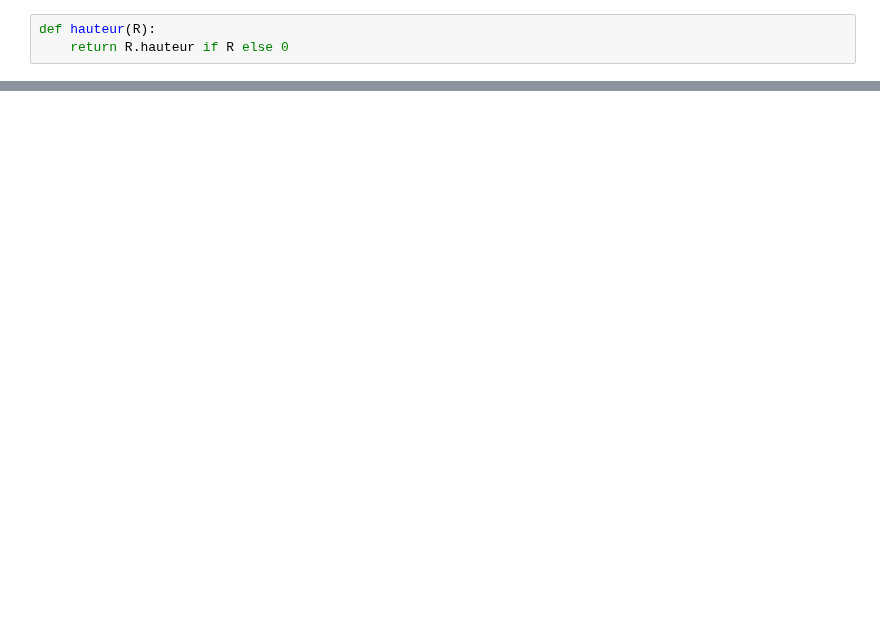
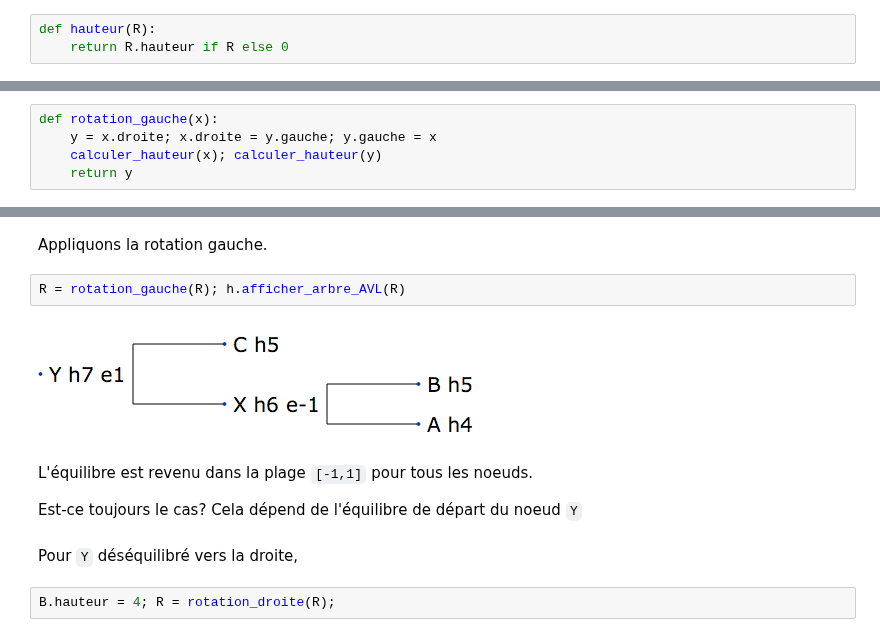
Before and after one commit to ocuisenaire/ASD1-notebooks, a Jupyter notebook: 5 - Arbres/B - Arbres AVL.ipynb, the cells around one changed output, grey strips where cells are left out. Saved outputs shown, nothing was run; the diff lists cells and outputs as text; blank space fills up the shorter version.

```diff
--- a/5 - Arbres/B - Arbres AVL.ipynb
+++ b/5 - Arbres/B - Arbres AVL.ipynb
@@ -112,0 +108,5 @@ h.afficher_arbre_binaire(R)
+# %%
+def rotation_gauche(x):
+    y = x.droite; x.droite = y.gauche; y.gauche = x
+    calculer_hauteur(x); calculer_hauteur(y)
+    return y
@@ -112,0 +121,14 @@ h.afficher_arbre_binaire(R)
+# %% [markdown]
+Appliquons la rotation gauche.
+# %%
+R = rotation_gauche(R); h.afficher_arbre_AVL(R)
+# %% [output]
+[figure, added]
+# %% [markdown]
+L'équilibre est revenu dans la plage `[-1,1]` pour tous les noeuds.
+
+Est-ce toujours le cas? Cela dépend de l'équilibre de départ du noeud `Y`
+# %% [markdown]
+Pour `Y` déséquilibré vers la droite,
+# %%
+B.hauteur = 4; R = rotation_droite(R);
```
Also changed, not shown: parts of 91 cells of this notebook, 2 other files.
